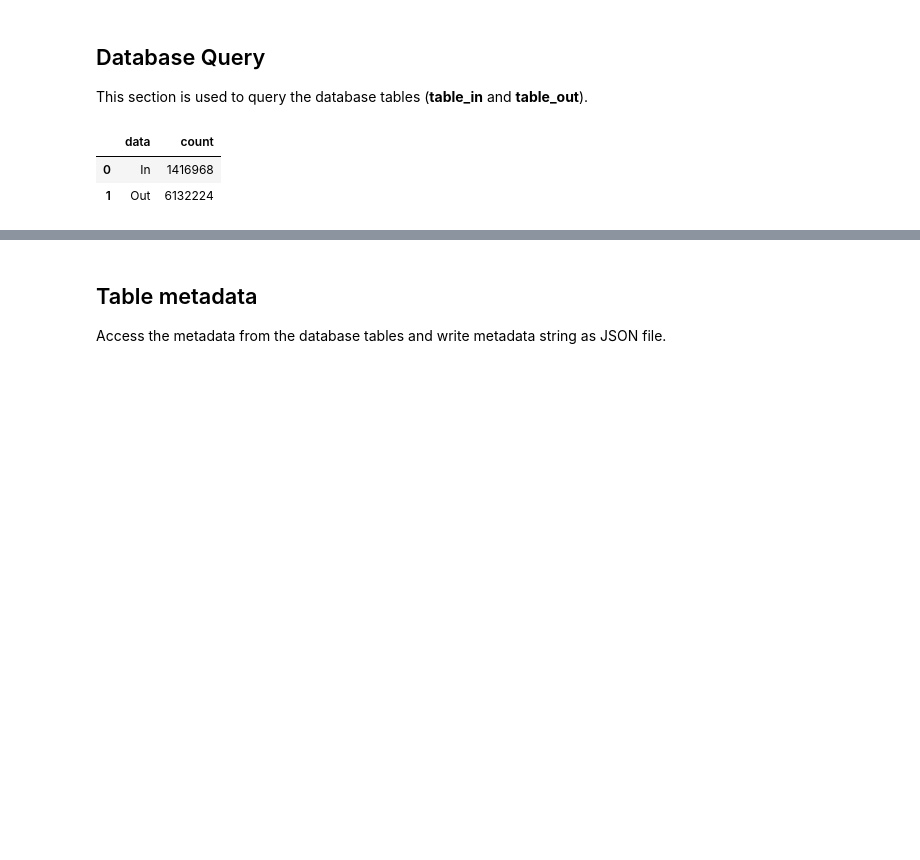
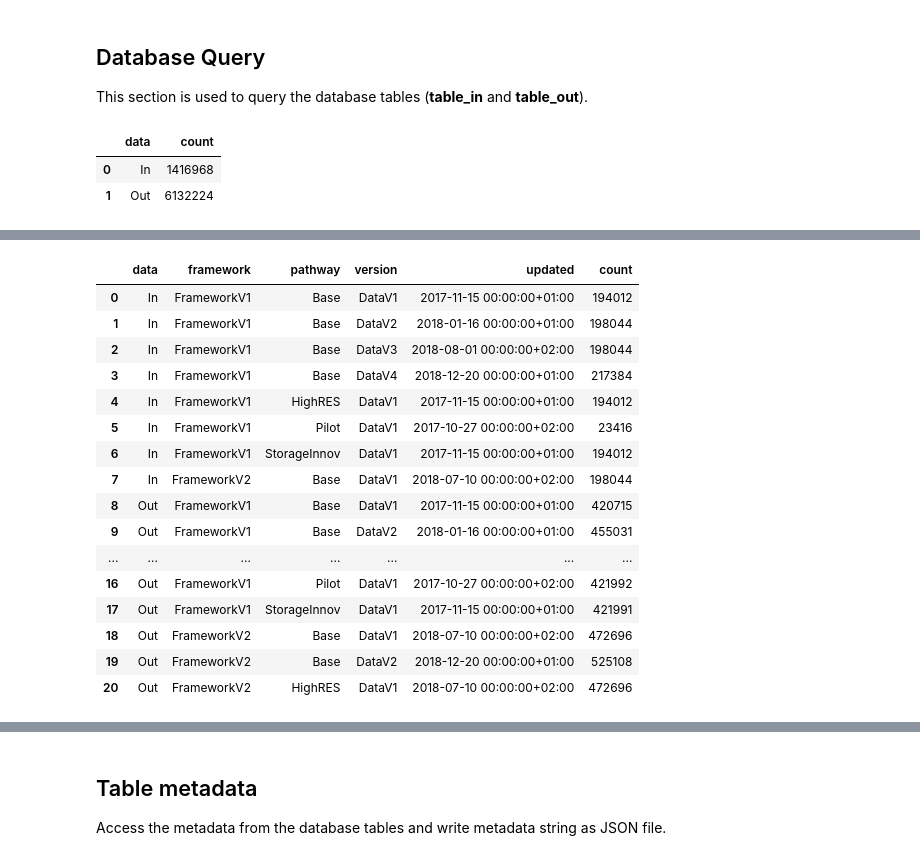
Before and after one commit to ReeemProject/reeem_db, a Jupyter notebook: database_views/reeem_jupyter/reeem_db_plot_all.ipynb, the cells around one changed output, grey strips where cells are left out. Drawn from its saved outputs; the diff is of its cells as text; code cells hidden in the pictures; blank space fills up the shorter version.

```diff
--- a/database_views/reeem_jupyter/reeem_db_plot_all.ipynb
+++ b/database_views/reeem_jupyter/reeem_db_plot_all.ipynb
@@ -198,14 +215,32 @@ hi
 # %%
 # Versions
-column = 'framework,pathway,version,updated' # id, pathway, version, region, year, indicator, category, value, unit
+column = 'framework, pathway, version, updated' # id, pathway, version, region, year, indicator, category, value, unit
 sql = text("""
     SELECT  'In' AS data, {3}, count(*) AS count
     FROM    {0}.{1}
     GROUP BY {3}
     UNION ALL
     SELECT  'Out' AS data, {3}, count(*) AS count
     FROM    {0}.{2}
     GROUP BY {3}
-    ORDER BY updated,{3}; """.format(schema, table_in, table_out, column))
+    ORDER BY data, {3}; """.format(schema, table_in, table_out, column))
 df_ver = pd.read_sql_query(sql, con)
 df_ver
+# %% [output]
+|  | data | framework | pathway | version | updated | count |
+| 0 | In | FrameworkV1 | Base | DataV1 | 2017-11-15 00:00:00+01:00 | 194012 |
+| 1 | In | FrameworkV1 | Base | DataV2 | 2018-01-16 00:00:00+01:00 | 198044 |
+| 2 | In | FrameworkV1 | Base | DataV3 | 2018-08-01 00:00:00+02:00 | 198044 |
+| 3 | In | FrameworkV1 | Base | DataV4 | 2018-12-20 00:00:00+01:00 | 217384 |
+| 4 | In | FrameworkV1 | HighRES | DataV1 | 2017-11-15 00:00:00+01:00 | 194012 |
+| 5 | In | FrameworkV1 | Pilot | DataV1 | 2017-10-27 00:00:00+02:00 | 23416 |
+| 6 | In | FrameworkV1 | StorageInnov | DataV1 | 2017-11-15 00:00:00+01:00 | 194012 |
+| 7 | In | FrameworkV2 | Base | DataV1 | 2018-07-10 00:00:00+02:00 | 198044 |
+| 8 | Out | FrameworkV1 | Base | DataV1 | 2017-11-15 00:00:00+01:00 | 420715 |
+| 9 | Out | FrameworkV1 | Base | DataV2 | 2018-01-16 00:00:00+01:00 | 455031 |
+| ... | ... | ... | ... | ... | ... | ... |
+| 16 | Out | FrameworkV1 | Pilot | DataV1 | 2017-10-27 00:00:00+02:00 | 421992 |
+| 17 | Out | FrameworkV1 | StorageInnov | DataV1 | 2017-11-15 00:00:00+01:00 | 421991 |
+| 18 | Out | FrameworkV2 | Base | DataV1 | 2018-07-10 00:00:00+02:00 | 472696 |
+| 19 | Out | FrameworkV2 | Base | DataV2 | 2018-12-20 00:00:00+01:00 | 525108 |
+| 20 | Out | FrameworkV2 | HighRES | DataV1 | 2018-07-10 00:00:00+02:00 | 472696 |
```
Also changed, not shown: parts of 4 cells of this notebook.
